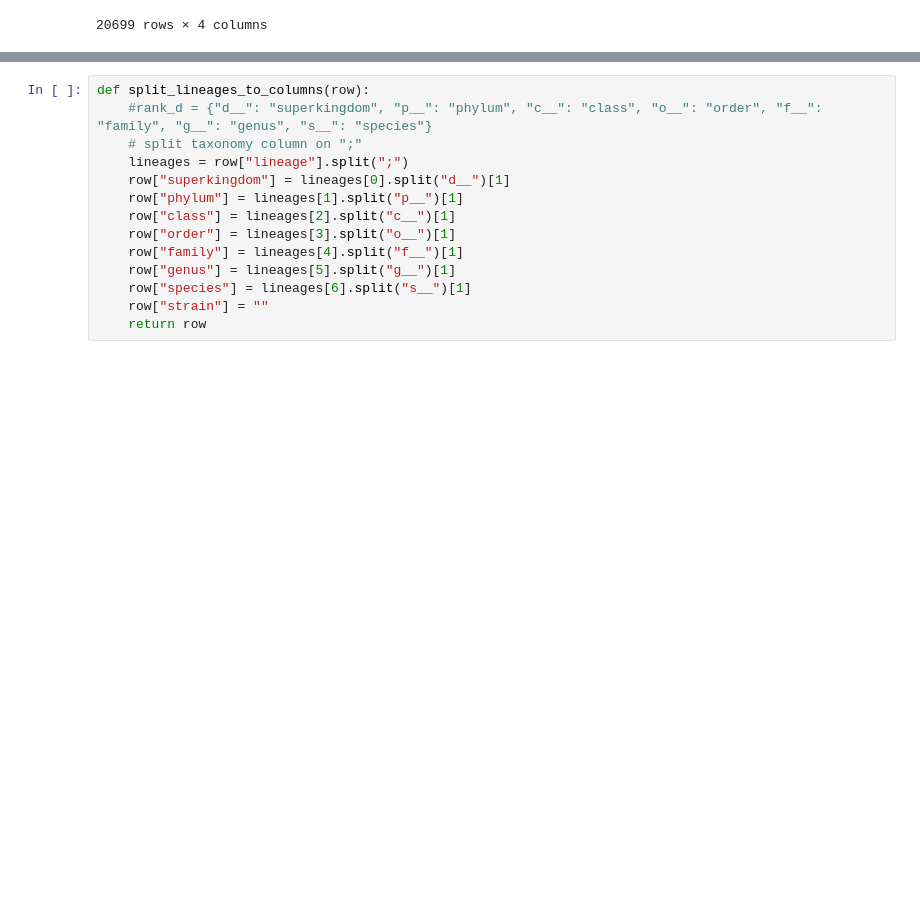
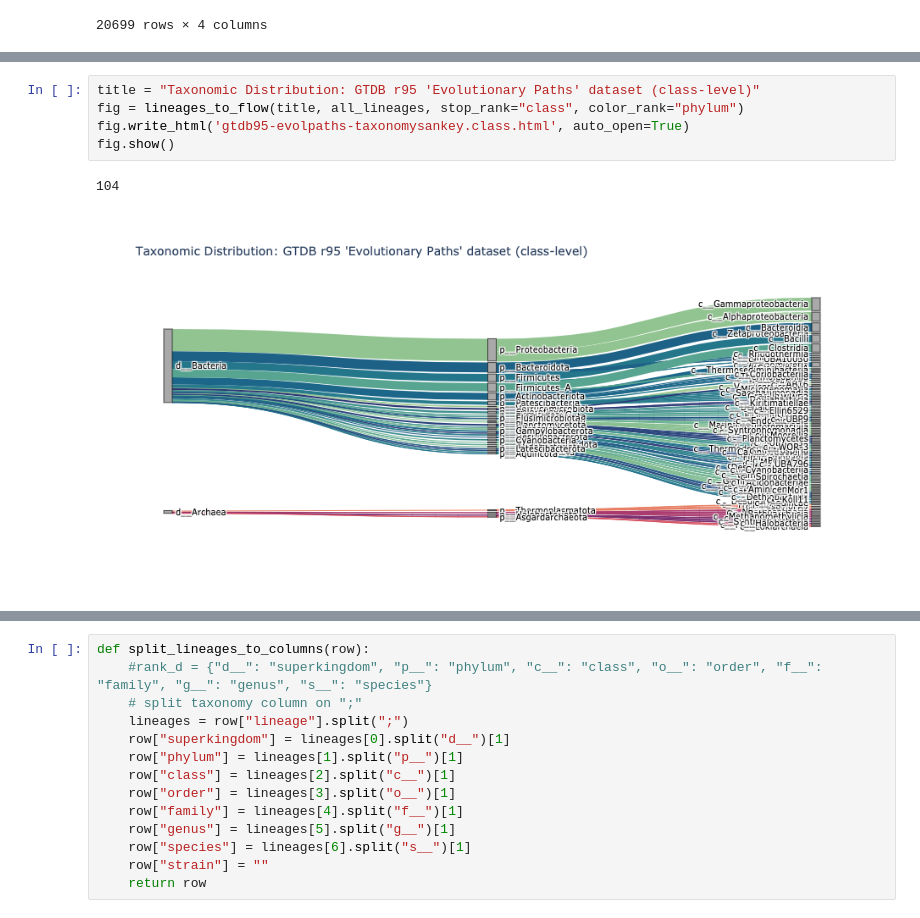
Before and after one commit to bluegenes/2021-benchmarking-dev, a Jupyter notebook: notebooks/evolpaths-taxonomic-distribution.ipynb, the cells around one changed output, grey strips where cells are left out. Saved outputs shown, nothing was run; the diff lists cells and outputs as text; blank space fills up the shorter version.

```diff
--- a/notebooks/evolpaths-taxonomic-distribution.ipynb
+++ b/notebooks/evolpaths-taxonomic-distribution.ipynb
@@ -24,0 +246,8 @@ pathInfo
+# %%
+title = "Taxonomic Distribution: GTDB r95 'Evolutionary Paths' dataset (class-level)"
+fig = lineages_to_flow(title, all_lineages, stop_rank="class", color_rank="phylum")
+fig.write_html('gtdb95-evolpaths-taxonomysankey.class.html', auto_open=True)
+fig.show()
+# %% [output]
+104
+[figure, added]
```
Also changed, not shown: parts of 33 cells of this notebook, 3 other files.
